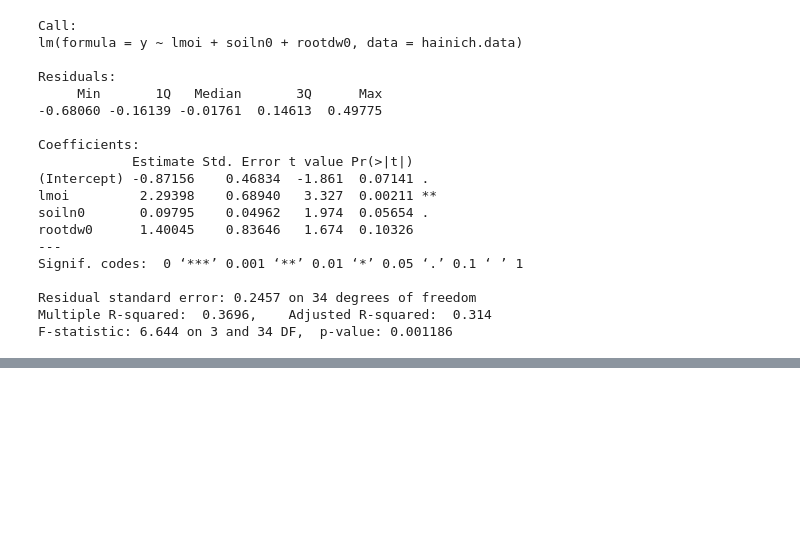
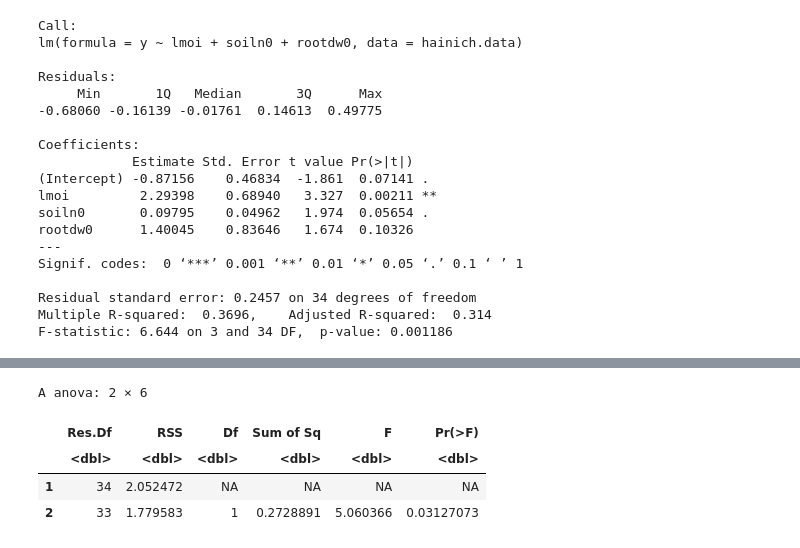
Before and after one commit to anshkhubchandani/statistik, a Jupyter notebook: projekt10.ipynb, the cells around one changed output, grey strips where cells are left out. Drawn from its saved outputs; the diff is of its cells as text; code cells hidden in the pictures; blank space fills up the shorter version.

```diff
--- a/projekt10.ipynb
+++ b/projekt10.ipynb
@@ -526,0 +546,9 @@ F-statistic: 6.644 on 3 and 34 DF,  p-value: 0.001186
+# %%
+m_rootdw_q <- lm(y ~ lmoi + soiln0 + rootdw0 + I(rootdw0^2), data=hainich.data)
+anova(m_lin, m_rootdw_q)
+# %% [output]
+A anova: 2 × 6
+|  | Res.Df | RSS | Df | Sum of Sq | F | Pr(>F) |
+|  | <dbl> | <dbl> | <dbl> | <dbl> | <dbl> | <dbl> |
+| 1 | 34 | 2.052472 | NA | NA | NA | NA |
+| 2 | 33 | 1.779583 | 1 | 0.2728891 | 5.060366 | 0.03127073 |
```
Also changed, not shown: parts of 13 cells of this notebook.
